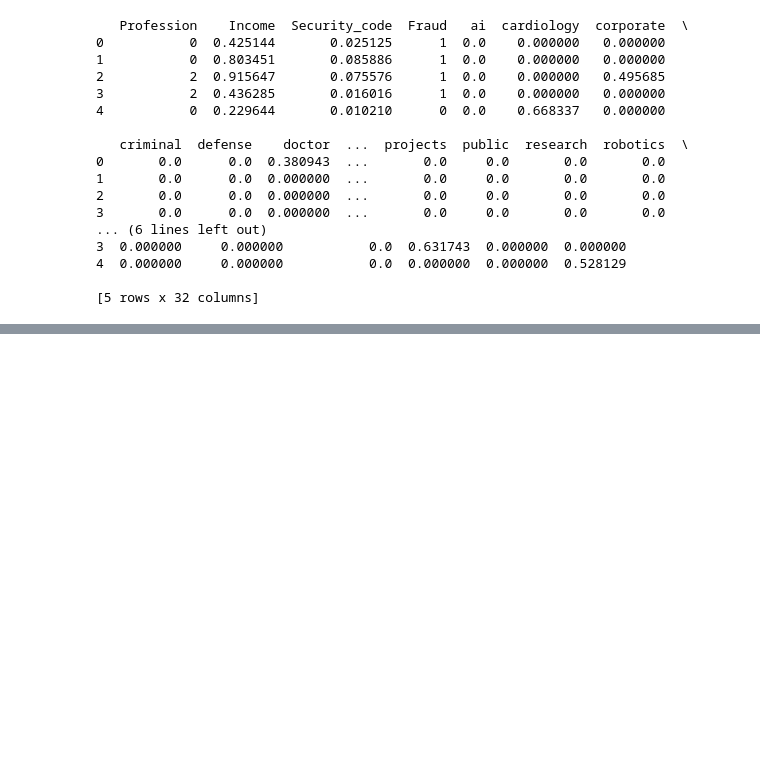
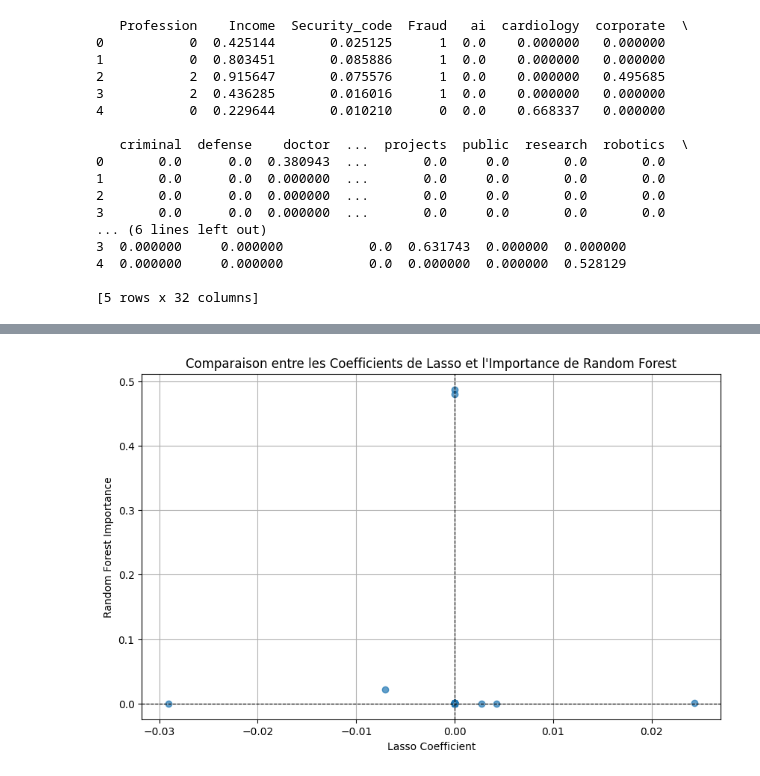
Before and after one commit to latifadidialaoui/PROJET-DATA-MINING, a Jupyter notebook: Data_Mining.ipynb, the cells around one changed output, grey strips where cells are left out. Cells and saved outputs as stored; diff of their text form; code cells hidden in the pictures; blank space fills up the shorter version.

```diff
--- a/Data_Mining.ipynb
+++ b/Data_Mining.ipynb
@@ -164,0 +269,13 @@ print(data.head())
+# %%
+# 3. Nuage de Points pour comparer Lasso et Random Forest
+plt.figure(figsize=(10, 6))
+plt.scatter(lasso_coef, importances, alpha=0.7)
+plt.title('Comparaison entre les Coefficients de Lasso et l\'Importance de Random Forest')
+plt.xlabel('Lasso Coefficient')
+plt.ylabel('Random Forest Importance')
+plt.axhline(0, color='black', linewidth=0.8, linestyle='--')
+plt.axvline(0, color='black', linewidth=0.8, linestyle='--')
+plt.grid()
+plt.show()
+# %% [output]
+[figure, added]
```
Also changed, not shown: parts of 18 cells of this notebook.
